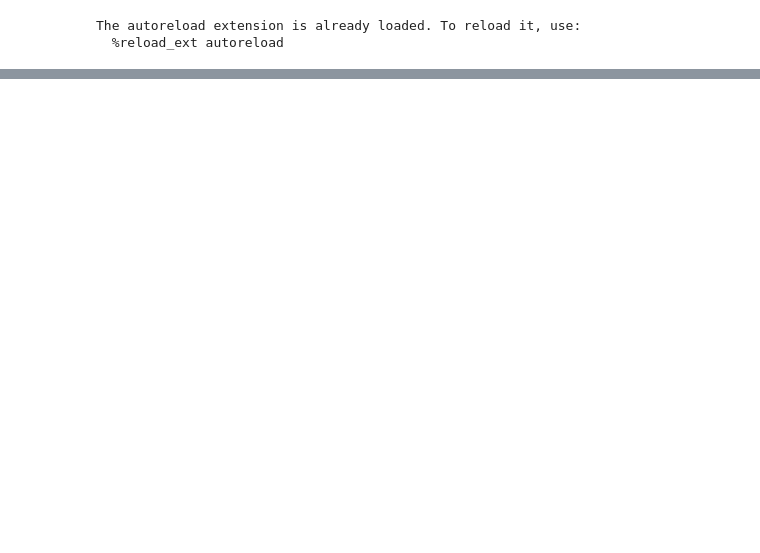
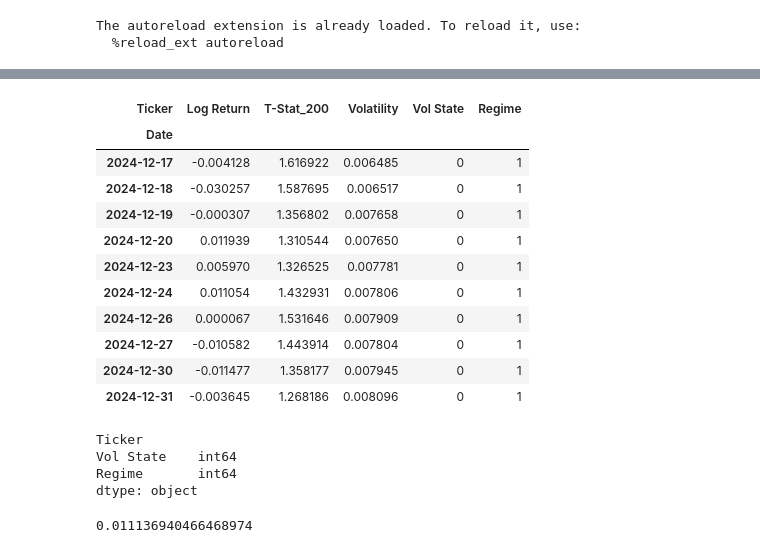
Before and after one commit to akshathp0/entropy-trading, a Jupyter notebook: validate_features.ipynb, the cells around one changed output, grey strips where cells are left out. Cells and saved outputs as stored; diff of their text form; code cells hidden in the pictures; blank space fills up the shorter version.

```diff
--- a/validate_features.ipynb
+++ b/validate_features.ipynb
@@ -19,0 +39,26 @@ KeyError: 'Log Returns'
+# %%
+df[['Log Return', 'T-Stat_200', 'Volatility', 'Vol State', 'Regime']].tail(10)
+# %% [output]
+| Ticker | Log Return | T-Stat_200 | Volatility | Vol State | Regime |
+| Date |  |  |  |  |  |
+| 2024-12-17 | -0.004128 | 1.616922 | 0.006485 | 0 | 1 |
+| 2024-12-18 | -0.030257 | 1.587695 | 0.006517 | 0 | 1 |
+| 2024-12-19 | -0.000307 | 1.356802 | 0.007658 | 0 | 1 |
+| 2024-12-20 | 0.011939 | 1.310544 | 0.007650 | 0 | 1 |
+| 2024-12-23 | 0.005970 | 1.326525 | 0.007781 | 0 | 1 |
+| 2024-12-24 | 0.011054 | 1.432931 | 0.007806 | 0 | 1 |
+| 2024-12-26 | 0.000067 | 1.531646 | 0.007909 | 0 | 1 |
+| 2024-12-27 | -0.010582 | 1.443914 | 0.007804 | 0 | 1 |
+| 2024-12-30 | -0.011477 | 1.358177 | 0.007945 | 0 | 1 |
+| 2024-12-31 | -0.003645 | 1.268186 | 0.008096 | 0 | 1 |
+# %%
+df[['Vol State', 'Regime']].dropna().dtypes
+# %% [output]
+Ticker
+Vol State    int64
+Regime       int64
+dtype: object
+# %%
+df['Log Return'].std()
+# %% [output]
+0.011136940466468974
```
Also changed, not shown: parts of 17 cells of this notebook, 2 other files.
